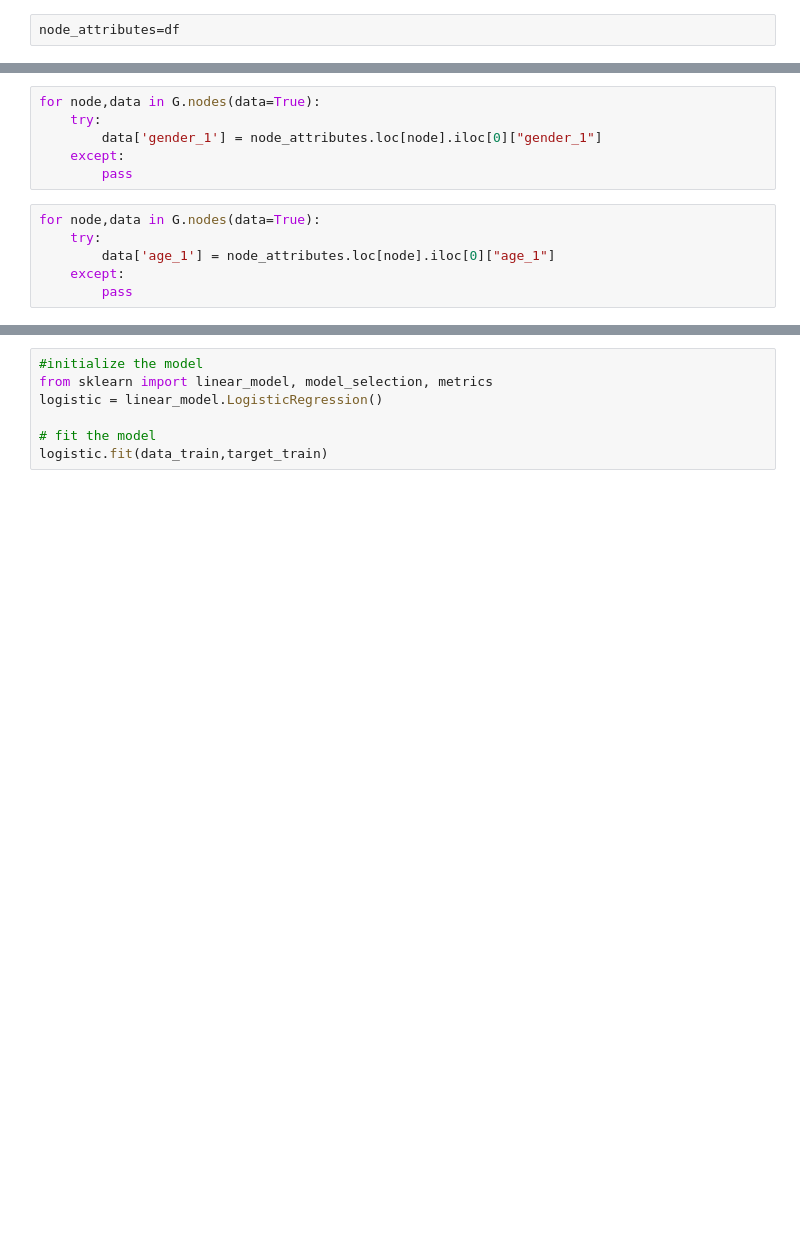
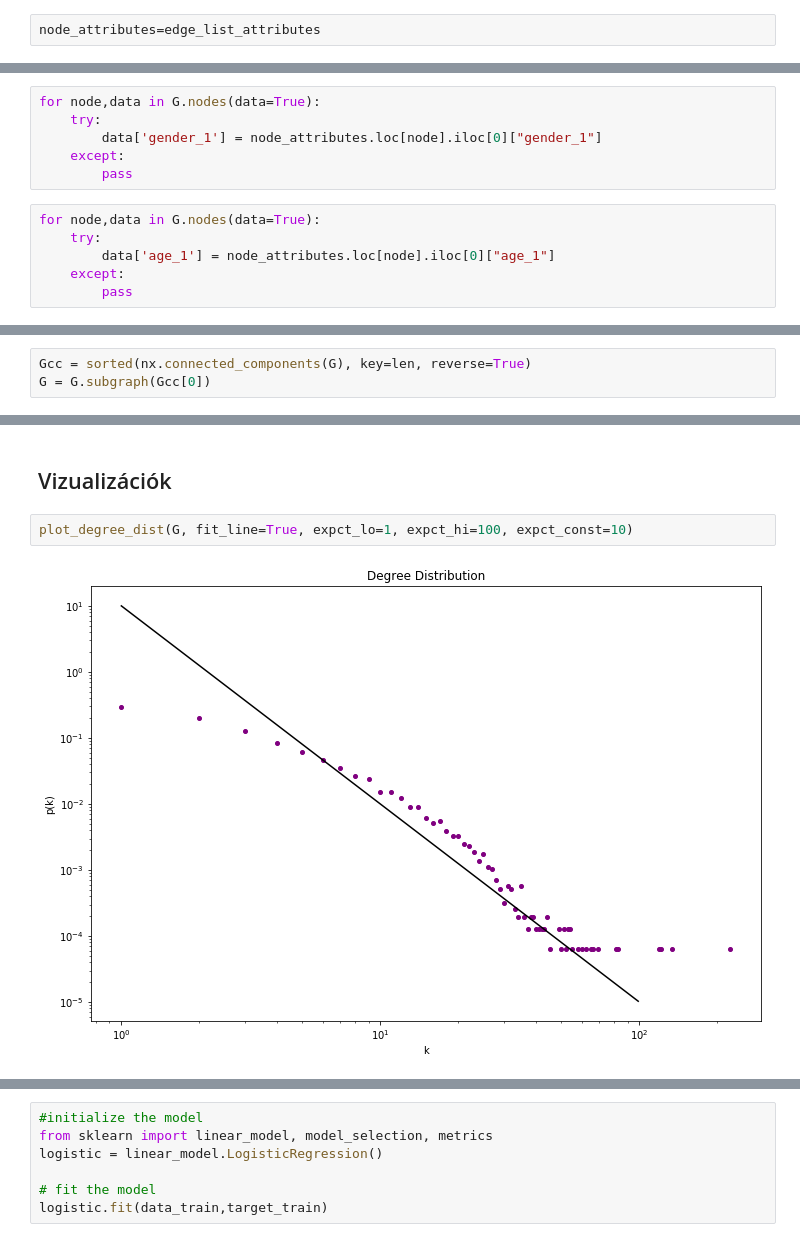
Before and after one commit to Rajk-Network-Science/network_2021_spring, a Jupyter notebook: HAZIK/Hobot_Gyenes/gyenes_hobot_hazi.ipynb, the cells around one changed output, grey strips where cells are left out. Saved outputs shown, nothing was run; the diff lists cells and outputs as text; blank space fills up the shorter version.

```diff
--- a/HAZIK/Hobot_Gyenes/gyenes_hobot_hazi.ipynb
+++ b/HAZIK/Hobot_Gyenes/gyenes_hobot_hazi.ipynb
@@ -22,5 +34,5 @@ df=minta(df_node, df_attr)
 # %%
-node_attributes=df
+node_attributes=edge_list_attributes
 # %%
 G=nx.from_pandas_edgelist(node_attributes, "node_1", 'node_2')
 # %%
@@ -95,0 +54,3 @@ len(data_train),len(data_test)
+# %%
+Gcc = sorted(nx.connected_components(G), key=len, reverse=True)
+G = G.subgraph(Gcc[0])
@@ -95,0 +171,6 @@ len(data_train),len(data_test)
+# %% [markdown]
+## Vizualizációk
+# %%
+plot_degree_dist(G, fit_line=True, expct_lo=1, expct_hi=100, expct_const=10)
+# %% [output]
+[figure, added]
```
Also changed, not shown: parts of 66 cells of this notebook, 1 other file.
